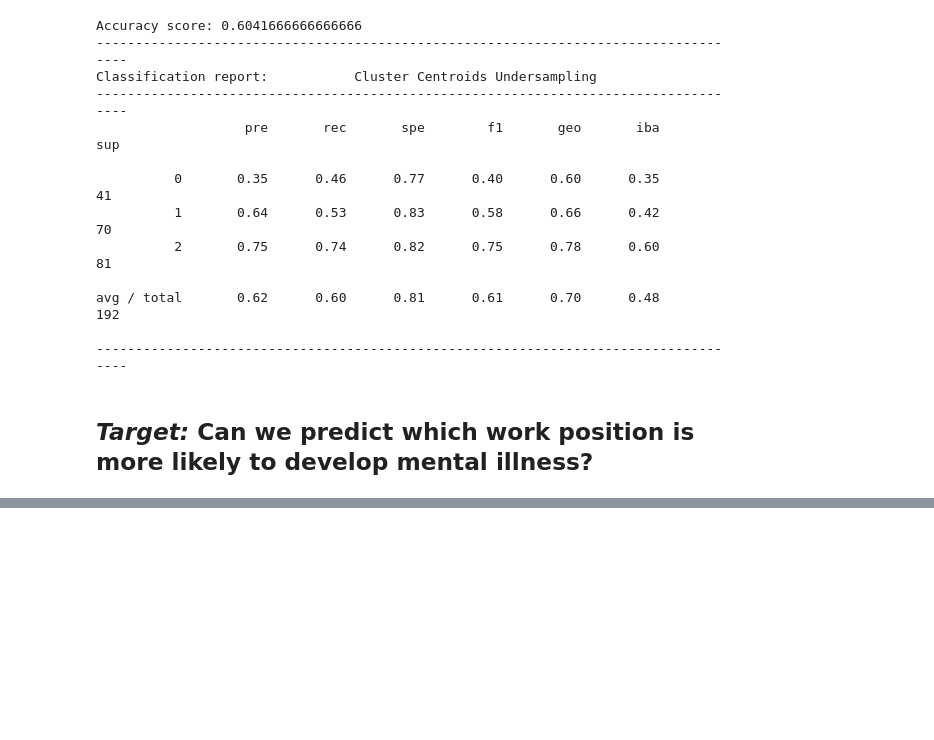
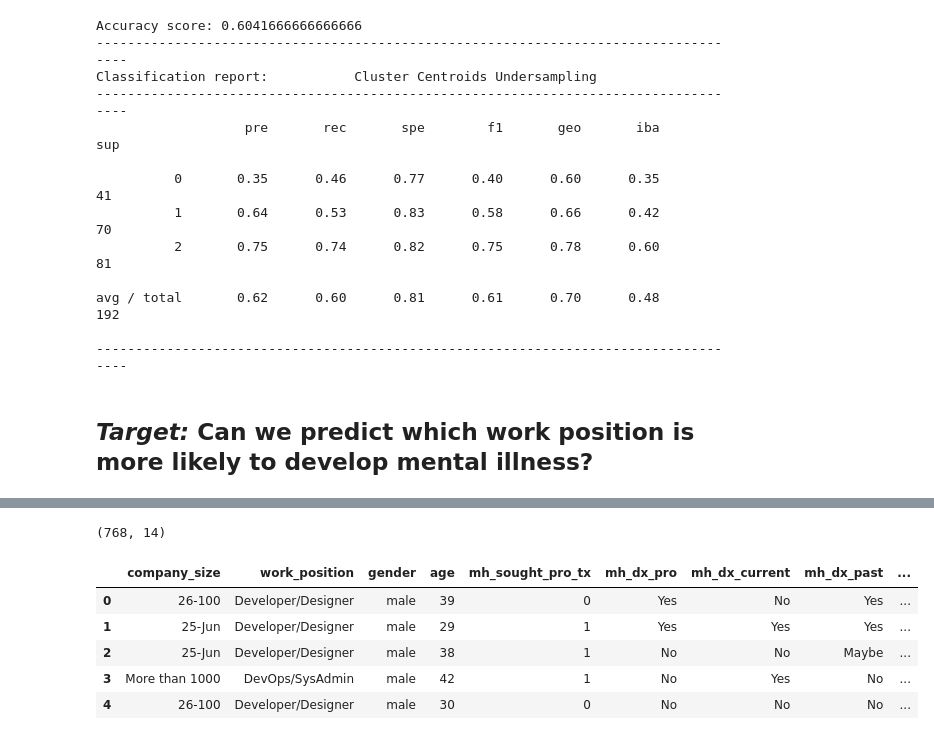
Before and after one commit to ArtTucker/mental_health_and_economics, a Jupyter notebook: machine_learning/machine_learning_from_AWS.ipynb, the cells around one changed output, grey strips where cells are left out. Saved outputs shown, nothing was run; the diff lists cells and outputs as text; code cells hidden in the pictures; blank space fills up the shorter version.

```diff
--- a/machine_learning/machine_learning_from_AWS.ipynb
+++ b/machine_learning/machine_learning_from_AWS.ipynb
@@ -753,7 +768,17 @@ avg / total       0.62      0.60      0.81      0.61      0.70      0.48       1
 # %%
-tech_2016_df_work_position = tech_2016_df[[""]]
+tech_2016_df_work_position = tech_2016_df[["company_size", "work_position", "gender", "age", "mh_sought_pro_tx",
+                                          "mh_dx_pro", "mh_dx_current", "mh_dx_past", "prev_employers", "prev_mh_benefits",
+                                          "mh_coverage", "mh_resources_provided", "mh_eff_tx_impact_on_work", "mh_not_eff_tx_impact_on_work" ]]
 
 
 # Check:
 print(tech_2016_df_work_position.shape)
 tech_2016_df_work_position.head()
+# %% [output]
+(768, 14)
+|  | company_size | work_position | gender | age | mh_sought_pro_tx | mh_dx_pro | mh_dx_current | mh_dx_past | ... |
+| 0 | 26-100 | Developer/Designer | male | 39 | 0 | Yes | No | Yes | ... |
+| 1 | 25-Jun | Developer/Designer | male | 29 | 1 | Yes | Yes | Yes | ... |
+| 2 | 25-Jun | Developer/Designer | male | 38 | 1 | No | No | Maybe | ... |
+| 3 | More than 1000 | DevOps/SysAdmin | male | 42 | 1 | No | Yes | No | ... |
+| 4 | 26-100 | Developer/Designer | male | 30 | 0 | No | No | No | ... |
```
Also changed, not shown: parts of 12 cells of this notebook, 1 other file.
